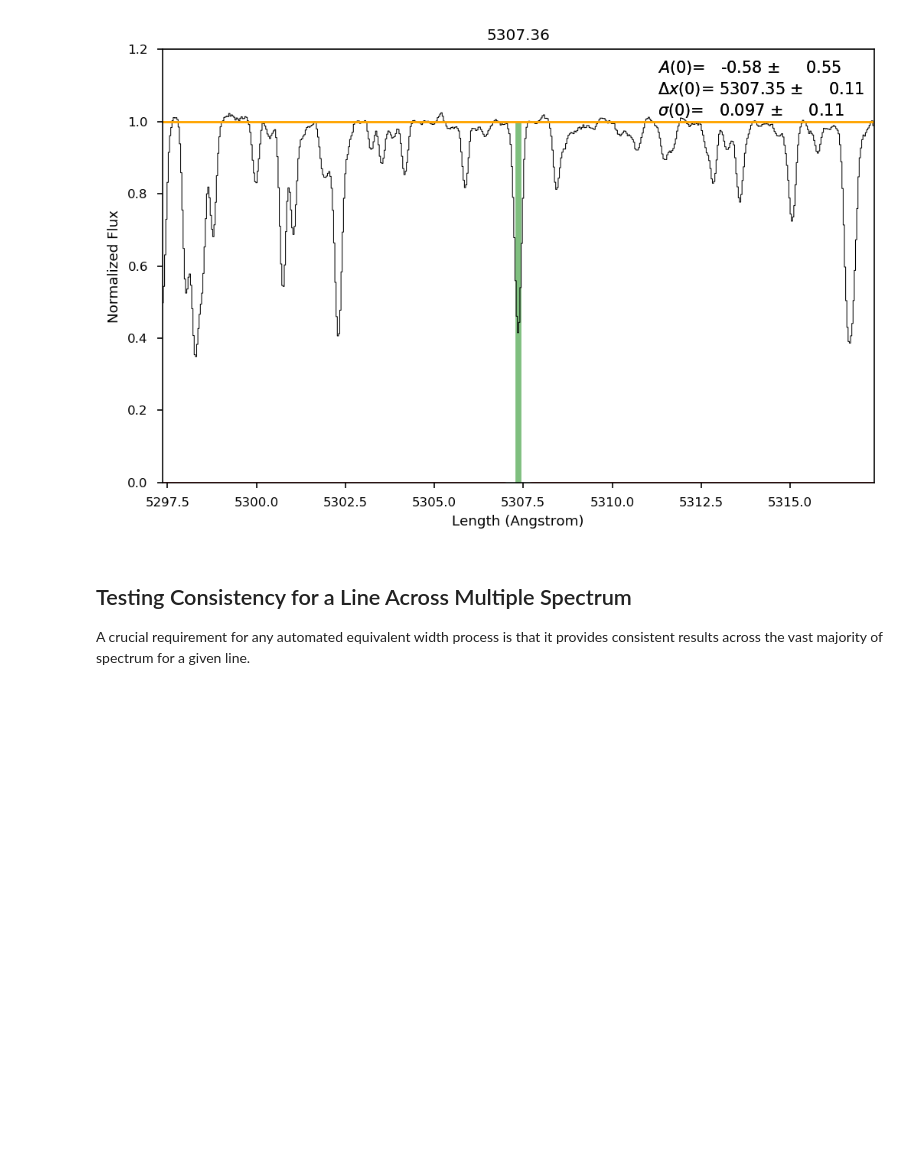
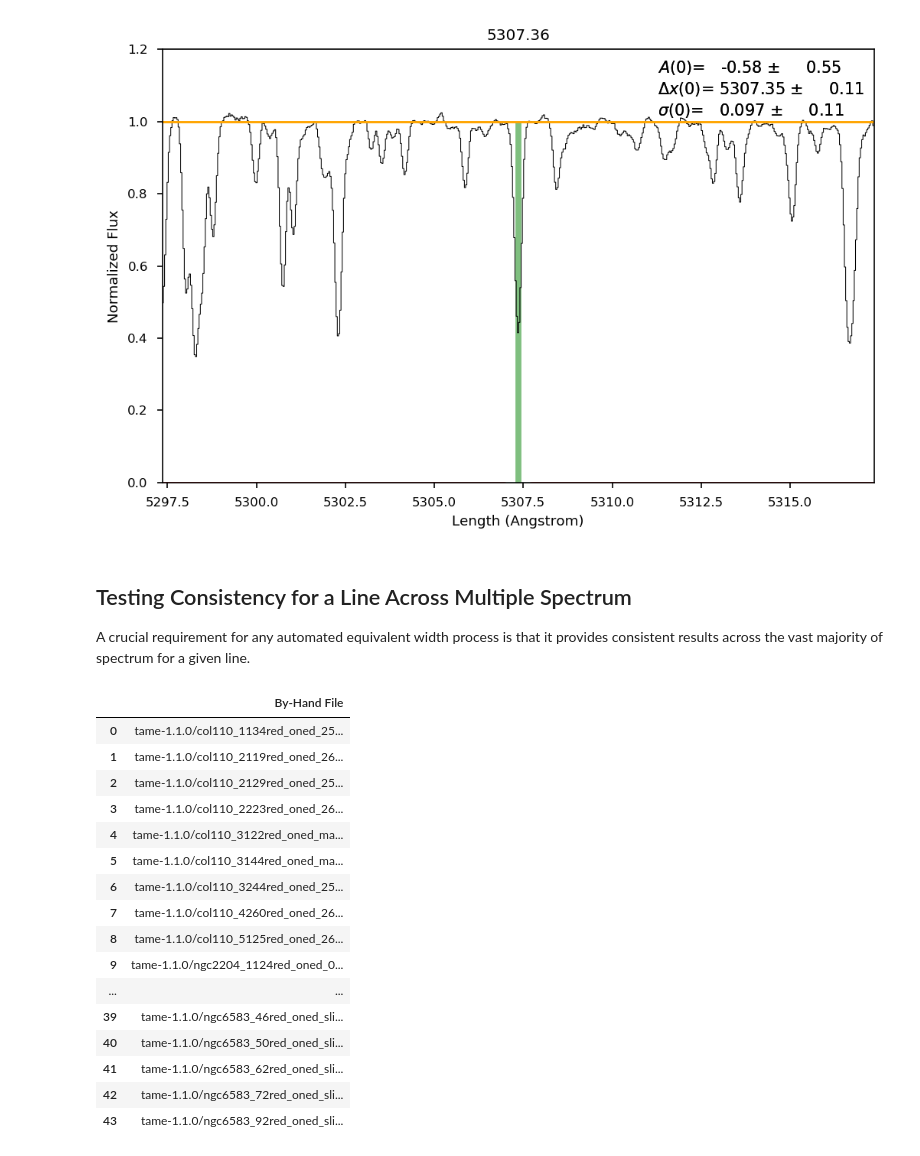
Before and after one commit to jkcarlberg/redgiant_planethosts, a Jupyter notebook: auto_eqw.ipynb, the cells around one changed output. Drawn from its saved outputs; the diff is of its cells as text; code cells hidden in the pictures; blank space fills up the shorter version.

```diff
--- a/auto_eqw.ipynb
+++ b/auto_eqw.ipynb
@@ -66,3 +68,28 @@ EQW: 141.52166728162004 mA
 # %% [markdown]
 ## Testing Consistency for a Line Across Multiple Spectrum
 A crucial requirement for any automated equivalent width process is that it provides consistent results across the vast majority of spectrum for a given line.
+# %%
+# Select Datasets and extract equivalent widths
+by_hand = glob.glob("tame-1.1.0/*.ew")
+
+d = {'By-Hand File': by_hand}
+disp_df = pd.DataFrame(data=d)
+disp_df
+# %% [output]
+|  | By-Hand File |
+| 0 | tame-1.1.0/col110_1134red_oned_25... |
+| 1 | tame-1.1.0/col110_2119red_oned_26... |
+| 2 | tame-1.1.0/col110_2129red_oned_25... |
+| 3 | tame-1.1.0/col110_2223red_oned_26... |
+| 4 | tame-1.1.0/col110_3122red_oned_ma... |
+| 5 | tame-1.1.0/col110_3144red_oned_ma... |
+| 6 | tame-1.1.0/col110_3244red_oned_25... |
+| 7 | tame-1.1.0/col110_4260red_oned_26... |
+| 8 | tame-1.1.0/col110_5125red_oned_26... |
+| 9 | tame-1.1.0/ngc2204_1124red_oned_0... |
+| ... | ... |
+| 39 | tame-1.1.0/ngc6583_46red_oned_sli... |
+| 40 | tame-1.1.0/ngc6583_50red_oned_sli... |
+| 41 | tame-1.1.0/ngc6583_62red_oned_sli... |
+| 42 | tame-1.1.0/ngc6583_72red_oned_sli... |
+| 43 | tame-1.1.0/ngc6583_92red_oned_sli... |
```
Also changed, not shown: parts of 1 cell of this notebook.
